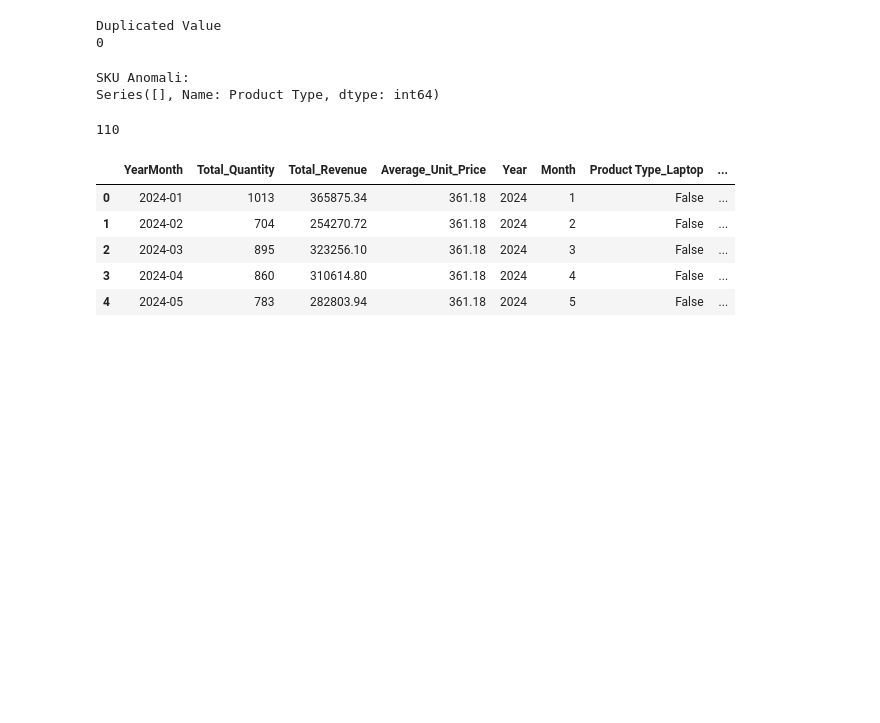
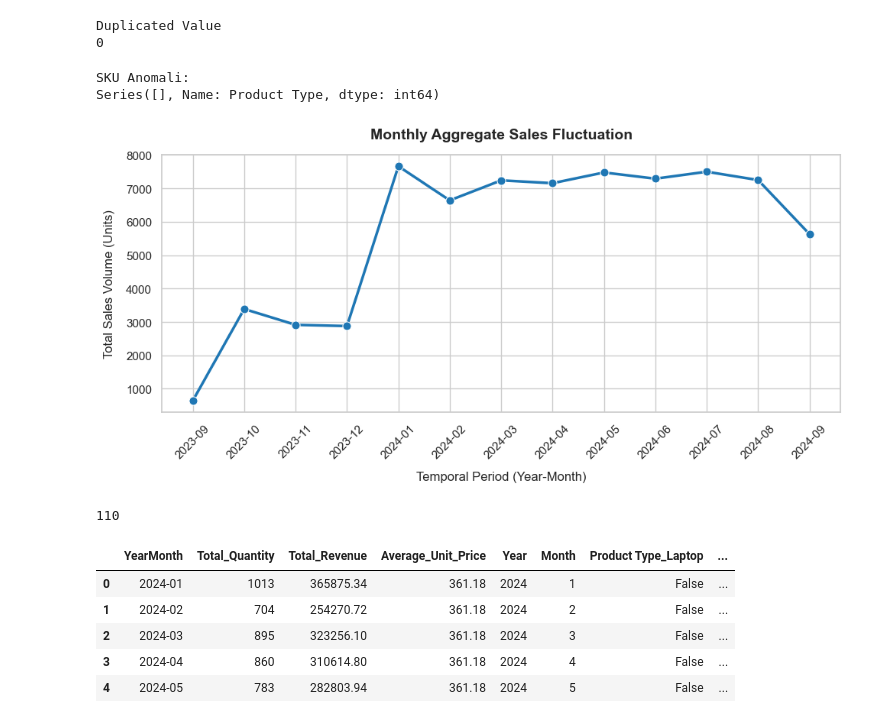
Before and after one commit to Arjuna-Ragil/GDKB-BI, a Jupyter notebook: data.ipynb, the cells around one changed output. Drawn from its saved outputs; the diff is of its cells as text; code cells hidden in the pictures; blank space fills up the shorter version.

```diff
--- a/data.ipynb
+++ b/data.ipynb
@@ -136,6 +138,41 @@ print(sku_bermasalah)
 # %% [output]
 SKU Anomali:
 Series([], Name: Product Type, dtype: int64)
+# %%
+df_plot = df.copy()
+
+# 🚨 INI YANG DIGANTI 🚨
+# Kita jumlahkan kolom 'Total_Quantity' per bulan, bukan ngitung barisnya
+monthly_sales = df_plot.groupby('YearMonth')['Total_Quantity'].sum().reset_index(name='Total_Sales')
+
+# Paksa tipe datanya jadi string biasa biar Seaborn nggak error
+monthly_sales['YearMonth'] = monthly_sales['YearMonth'].astype(str)
+
+# Setting ukuran dan tema canvas
+plt.figure(figsize=(10, 5))
+sns.set_theme(style="whitegrid")
+
+# Bikin Line Chart
+sns.lineplot(
+    data=monthly_sales,
+    x='YearMonth',
+    y='Total_Sales',
+    marker='o',
+    color='#1f77b4',
+    linewidth=2.5,
+    markersize=8
+)
+
+# Percantik label dan judul
+plt.title('Monthly Aggregate Sales Fluctuation', fontsize=14, fontweight='bold', pad=15)
+plt.xlabel('Temporal Period (Year-Month)', fontsize=12, labelpad=10)
+plt.ylabel('Total Sales Volume (Units)', fontsize=12, labelpad=10)
+plt.xticks(rotation=45)
+
+plt.tight_layout()
+plt.show()
+# %% [output]
+[figure, added]
 # %%
 df['Year'] = df['YearMonth'].dt.year
 df['Month'] = df['YearMonth'].dt.month
```
Also changed, not shown: parts of 1 cell of this notebook, 2 other files.
